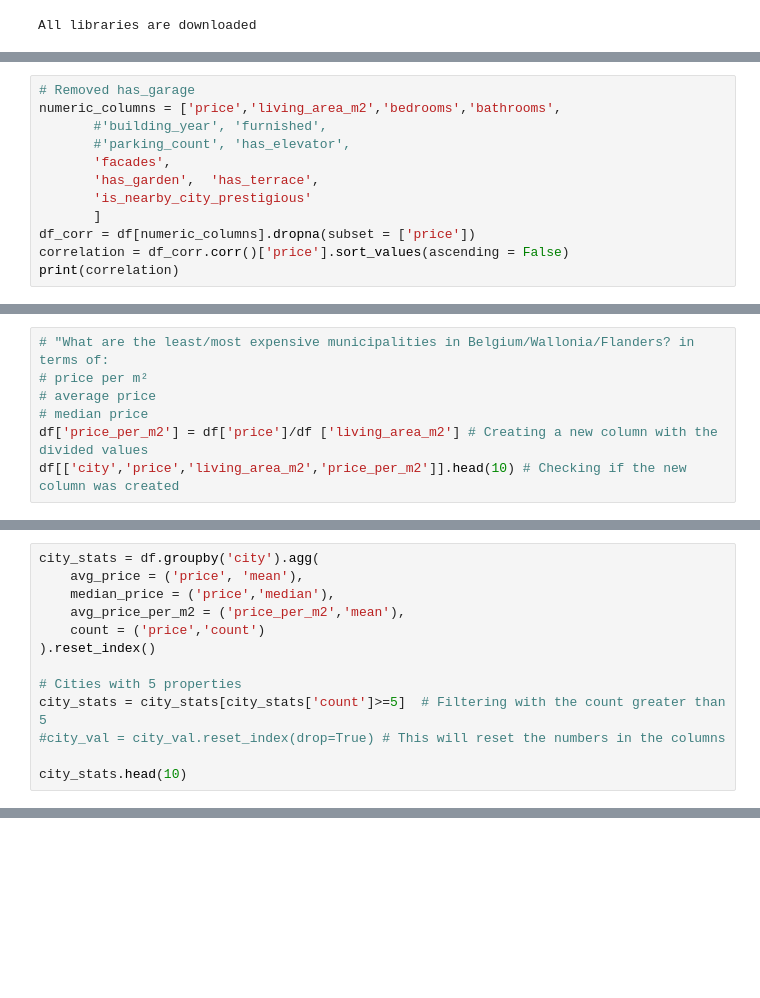
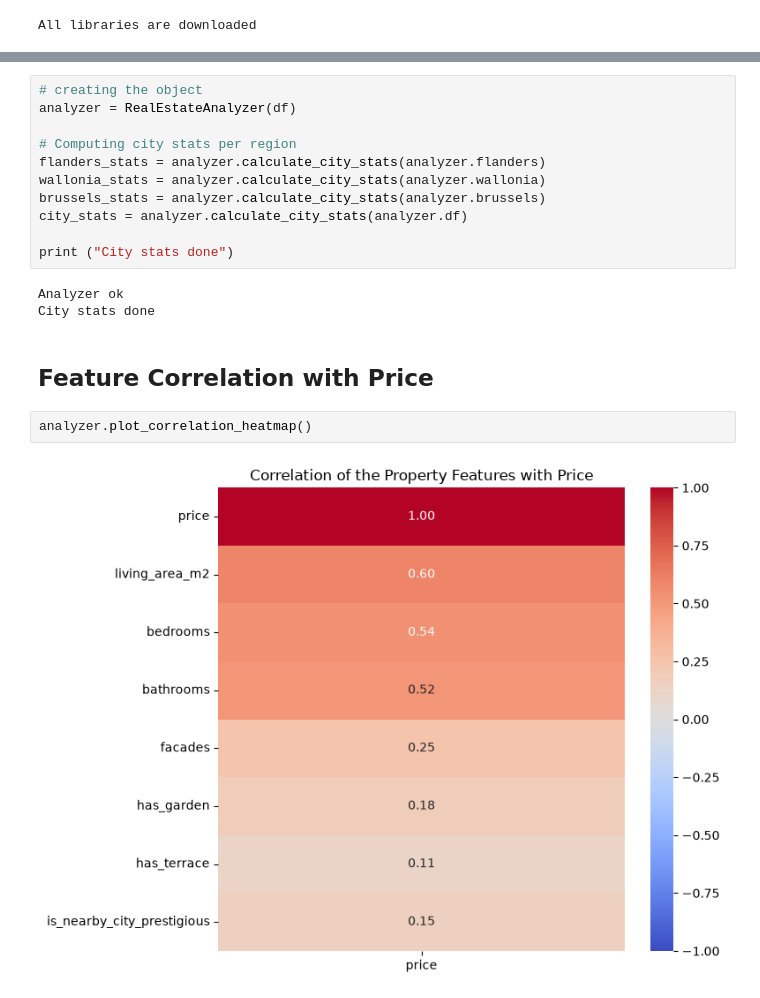
Before and after one commit to VictorCourtois135/immo-eliza-tigers-analysis, a Jupyter notebook: analysis/analysis_neha.ipynb, the cells around one changed output, grey strips where cells are left out. Saved outputs shown, nothing was run; the diff lists cells and outputs as text; blank space fills up the shorter version.

```diff
--- a/analysis/analysis_neha.ipynb
+++ b/analysis/analysis_neha.ipynb
@@ -89,12 +20,0 @@ Name: count, dtype: int64
-# %%
-# Removed has_garage
-numeric_columns = ['price','living_area_m2','bedrooms','bathrooms',
-       #'building_year', 'furnished',
-       #'parking_count', 'has_elevator',
-       'facades',
-       'has_garden',  'has_terrace',
-       'is_nearby_city_prestigious'
-       ]
-df_corr = df[numeric_columns].dropna(subset = ['price'])
-correlation = df_corr.corr()['price'].sort_values(ascending = False)
-print(correlation)
@@ -138,7 +20,0 @@ median price
-# %%
-# "What are the least/most expensive municipalities in Belgium/Wallonia/Flanders? in terms of:
-# price per m²
-# average price
-# median price
-df['price_per_m2'] = df['price']/df ['living_area_m2'] # Creating a new column with the divided values
-df[['city','price','living_area_m2','price_per_m2']].head(10) # Checking if the new column was created
@@ -157,13 +20,0 @@ df[['city','price','living_area_m2','price_per_m2']].head(10) # Checking if the
-# %%
-city_stats = df.groupby('city').agg(
-    avg_price = ('price', 'mean'),
-    median_price = ('price','median'),
-    avg_price_per_m2 = ('price_per_m2','mean'),
-    count = ('price','count')
-).reset_index()
-
-# Cities with 5 properties
-city_stats = city_stats[city_stats['count']>=5]  # Filtering with the count greater than 5
-#city_val = city_val.reset_index(drop=True) # This will reset the numbers in the columns
-
-city_stats.head(10)
@@ -432,0 +235,20 @@ Index: []
+# %%
+# creating the object
+analyzer = RealEstateAnalyzer(df)
+
+# Computing city stats per region
+flanders_stats = analyzer.calculate_city_stats(analyzer.flanders)
+wallonia_stats = analyzer.calculate_city_stats(analyzer.wallonia)
+brussels_stats = analyzer.calculate_city_stats(analyzer.brussels)
+city_stats = analyzer.calculate_city_stats(analyzer.df)
+
+print ("City stats done")
+# %% [output]
+Analyzer ok
+City stats done
+# %% [markdown]
+## Feature Correlation with Price
+# %%
+analyzer.plot_correlation_heatmap()
+# %% [output]
+[figure, added]
```
Also changed, not shown: parts of 32 cells of this notebook, 6 other files.
